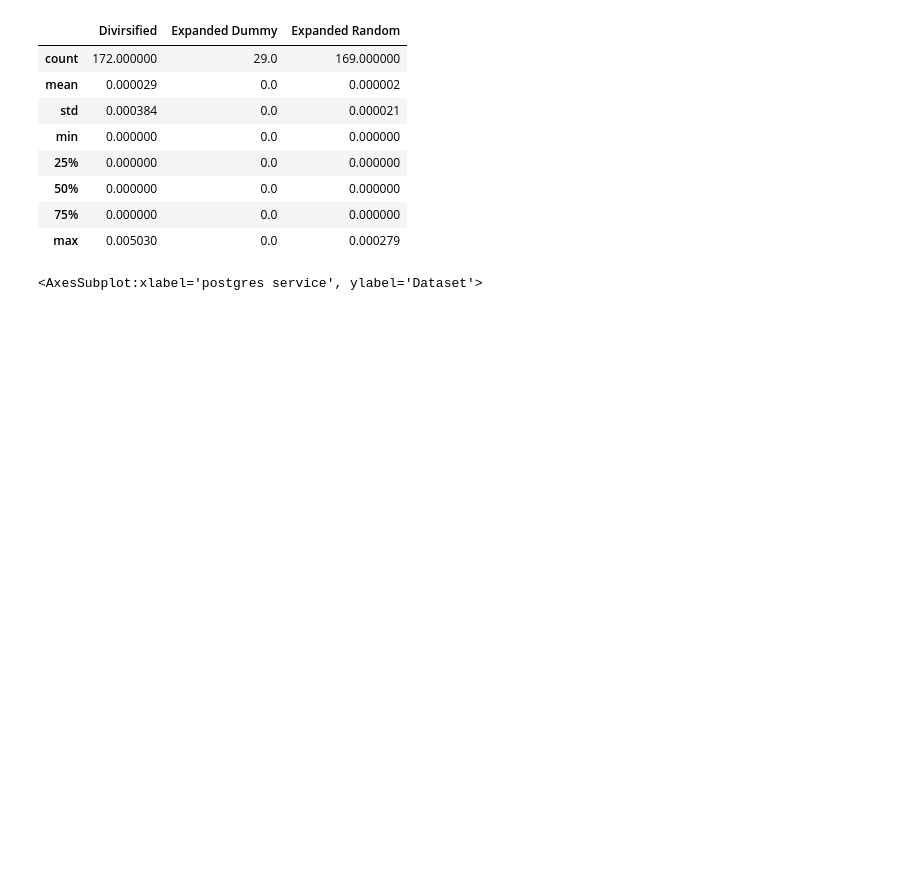
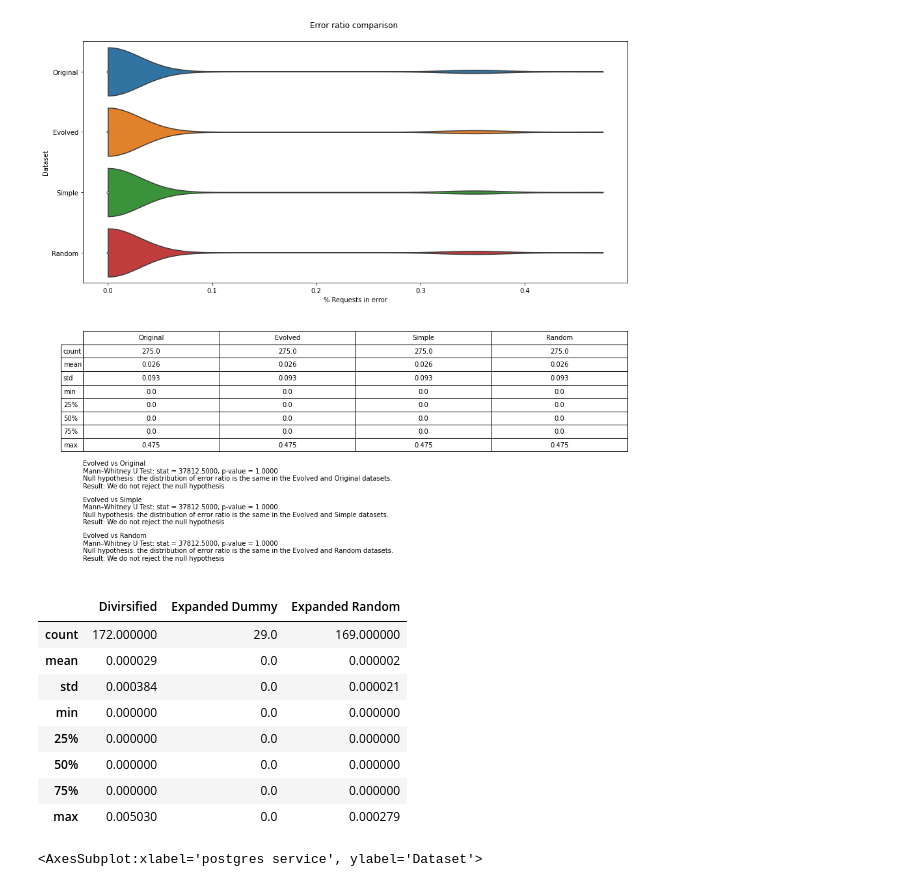
Before and after one commit to fzanart/Socialz, a Jupyter notebook: Data/Results.ipynb, the cells around one changed output. Cells and saved outputs as stored; diff of their text form; code cells hidden in the pictures; blank space fills up the shorter version.

Commit message:
Save wip result plots

```diff
--- a/Data/Results.ipynb
+++ b/Data/Results.ipynb
@@ -12,3 +72,32 @@ def range_data(df, init_time, end_time):
+# %%
+# Original time
+ori_it, ori_et = '2022-09-27T11:13:00Z','2022-09-27T13:31:00Z'
+#Diversified time
+evo_it, evo_et = '2022-10-28T02:19:10Z','2022-10-28T05:11:59Z'
+# Expanded dummy
+sim_it, sim_et = '2022-10-27T05:17:51Z','2022-10-27T08:09:56Z'
+# Expanded Random
+ran_it, ran_et = '2022-10-27T22:53:43Z','2022-10-28T01:42:16Z'
+
+ori = pd.read_csv('Rsults/Normal/Error Ratios-data-as-seriestocolumns-2022-09-27 15 18 49.csv',skiprows=1)
+evo = pd.read_csv('Rsults/Diversified/Error Ratios-data-2022-10-28 05 32 40.csv', skiprows=1)
+sim = pd.read_csv('Rsults/Normal_dummy/Error Ratios-data-2022-10-27 09 04 46.csv', skiprows=1)
+ran = pd.read_csv('Rsults/Normal_random/Error Ratios-data-2022-10-28 01 47 50.csv', skiprows=1)
+
+ori = ori[['Time', 'postgres service']]
+ori = ori.dropna(axis=0)
+
+evo = ori.copy()
+sim = ori.copy()
+ran = ori.copy()
+# ori = range_data(ori, ori_it, ori_et,4)
+# evo = range_data(ori, evo_it, evo_et,1)
+# sim = range_data(ori, sim_it, sim_et,1)
+# ran = range_data(ori, ran_it, ran_et,1)
+# %%
+plot_results(ori, evo, sim, ran, 'postgres service', 'Error ratio', '% Requests in error')
+# %% [output]
+[figure, added]
 # %%
 #Diversified time
 init_time, end_time = '2022-10-28T02:19:10Z','2022-10-28T05:11:59Z'
```
Also changed, not shown: parts of 3 cells of this notebook, 1 other file.
